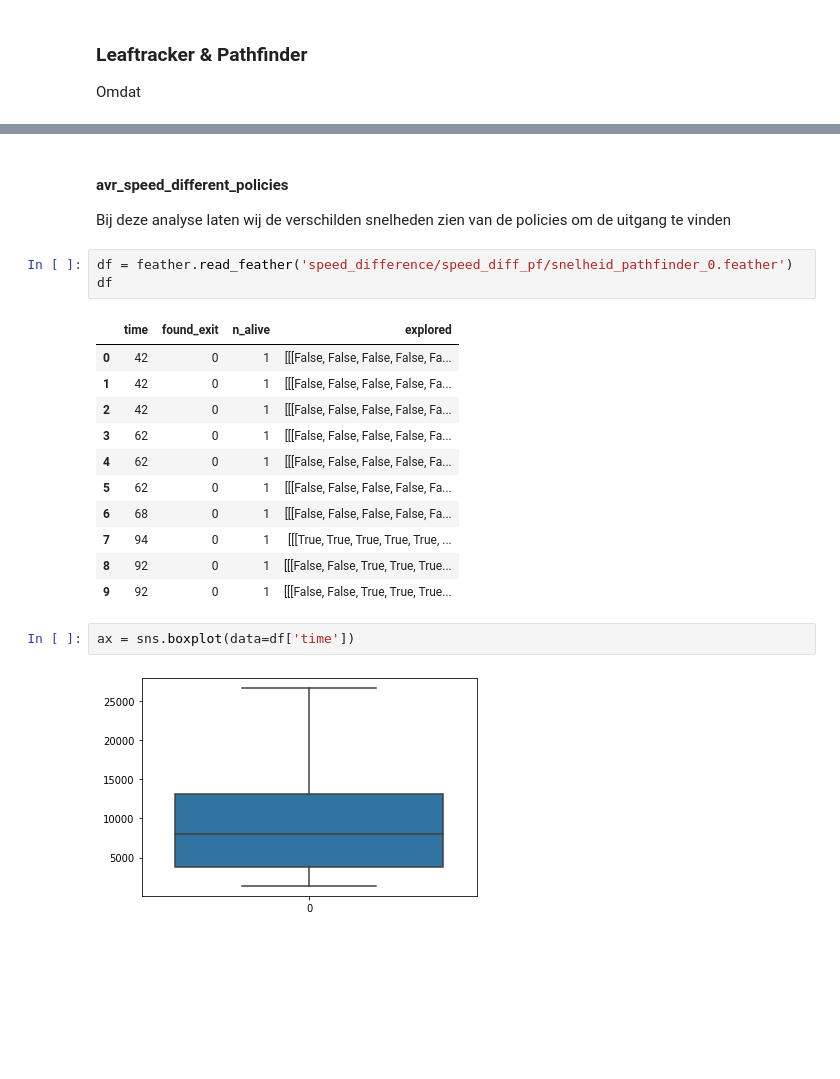
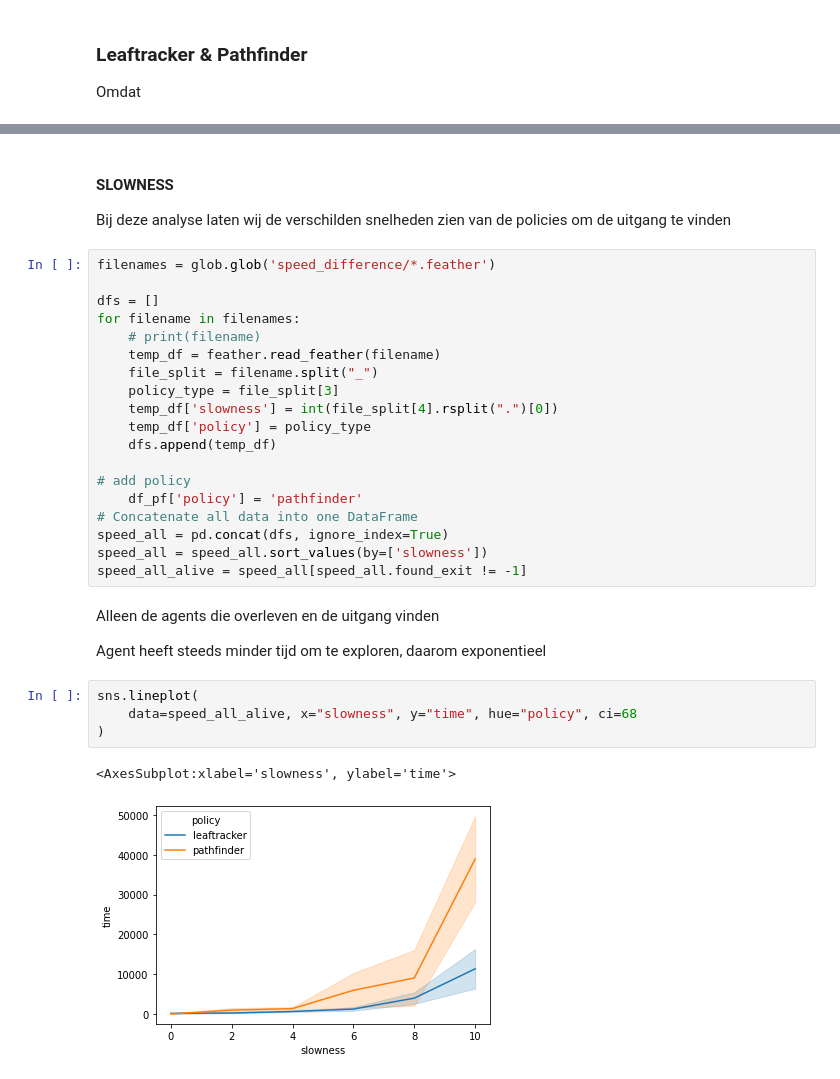
Before and after one commit to MariaDukmak/MazeRunner, a Jupyter notebook: analysis/Data analyse.ipynb, the cells around one changed output, grey strips where cells are left out. Cells and saved outputs as stored; diff of their text form; blank space fills up the shorter version.

```diff
--- a/analysis/Data analyse.ipynb
+++ b/analysis/Data analyse.ipynb
@@ -75,23 +90,34 @@ ax = sns.boxplot(x="policy", y="time", data=baseline_lt_pf)
 # %% [markdown]
-#### avr_speed_different_policies
+#### SLOWNESS
 
 Bij deze analyse laten wij de verschilden snelheden zien van de policies om de uitgang te vinden
-# %%
-df = feather.read_feather('speed_difference/speed_diff_pf/snelheid_pathfinder_0.feather')
-df
-# %% [output]
-|  | time | found_exit | n_alive | explored |
-| 0 | 42 | 0 | 1 | [[[False, False, False, False, Fa... |
-| 1 | 42 | 0 | 1 | [[[False, False, False, False, Fa... |
-| 2 | 42 | 0 | 1 | [[[False, False, False, False, Fa... |
-| 3 | 62 | 0 | 1 | [[[False, False, False, False, Fa... |
-| 4 | 62 | 0 | 1 | [[[False, False, False, False, Fa... |
-| 5 | 62 | 0 | 1 | [[[False, False, False, False, Fa... |
-| 6 | 68 | 0 | 1 | [[[False, False, False, False, Fa... |
-| 7 | 94 | 0 | 1 | [[[True, True, True, True, True, ... |
-| 8 | 92 | 0 | 1 | [[[False, False, True, True, True... |
-| 9 | 92 | 0 | 1 | [[[False, False, True, True, True... |
-# %%
-ax = sns.boxplot(data=df['time'])
-# %% [output]
-[figure, removed]
+# %%
+filenames = glob.glob('speed_difference/*.feather')
+
+dfs = []
+for filename in filenames:
+    # print(filename)
+    temp_df = feather.read_feather(filename)
+    file_split = filename.split("_")
+    policy_type = file_split[3]
+    temp_df['slowness'] = int(file_split[4].rsplit(".")[0])
+    temp_df['policy'] = policy_type
+    dfs.append(temp_df)
+
+# add policy
+    df_pf['policy'] = 'pathfinder'
+# Concatenate all data into one DataFrame
+speed_all = pd.concat(dfs, ignore_index=True)
+speed_all = speed_all.sort_values(by=['slowness'])
+speed_all_alive = speed_all[speed_all.found_exit != -1]
+# %% [markdown]
+Alleen de agents die overleven en de uitgang vinden
+
+Agent heeft steeds minder tijd om te exploren, daarom exponentieel
+# %%
+sns.lineplot(
+    data=speed_all_alive, x="slowness", y="time", hue="policy", ci=68
+)
+# %% [output]
+<AxesSubplot:xlabel='slowness', ylabel='time'>
+[figure, added]
```
Also changed, not shown: parts of 13 cells of this notebook, 3 other files.
